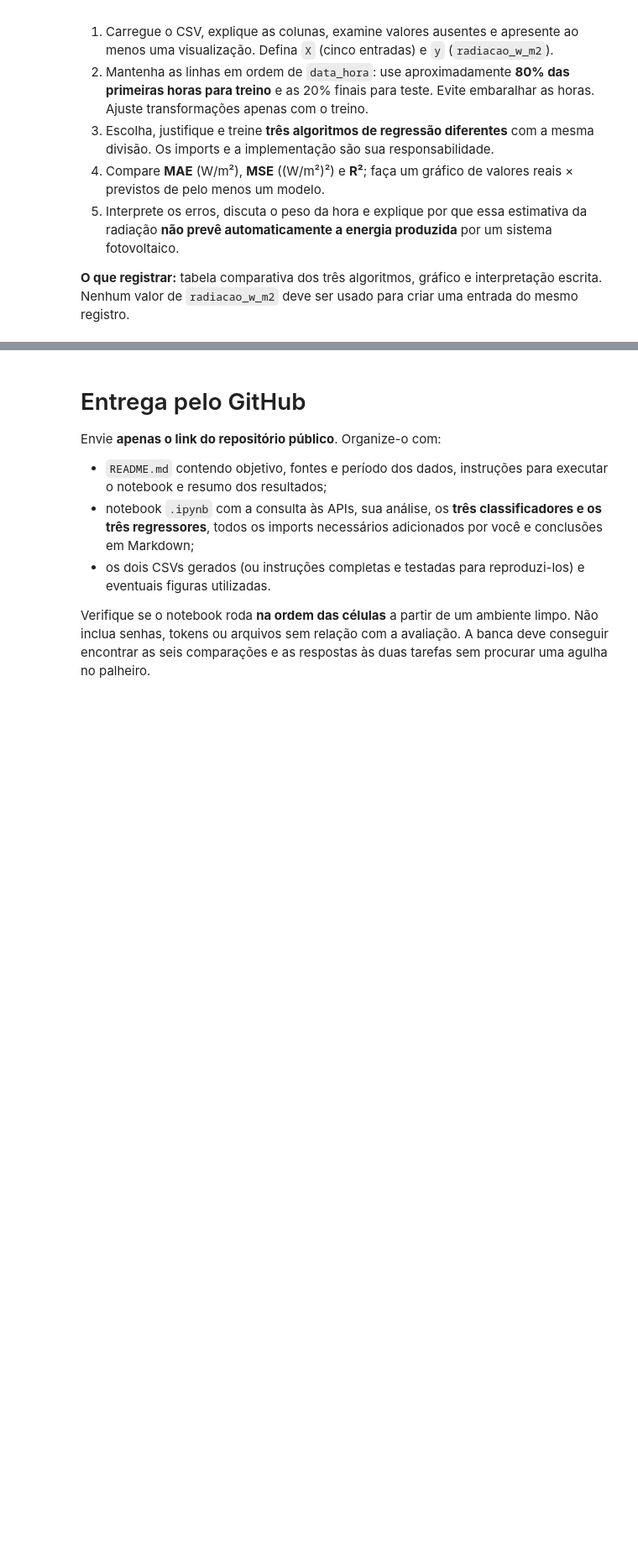
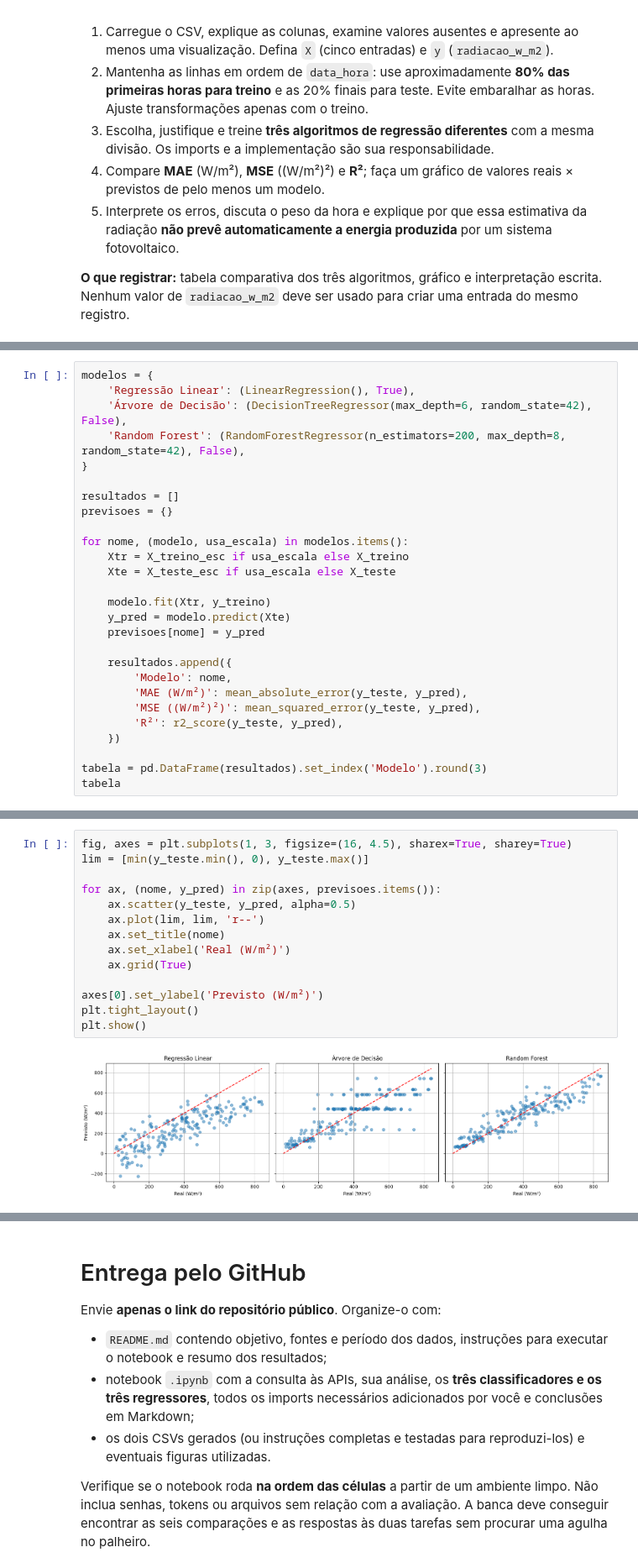
Before and after one commit to pedrosampaiom2007-gif/CP2-SERS, a Jupyter notebook: Aula_APIs_Energia_Renovavel_ML.ipynb, the cells around one changed output, grey strips where cells are left out. Shown at 84% size. Drawn from its saved outputs; the diff is of its cells as text; blank space fills up the shorter version.

```diff
--- a/Aula_APIs_Energia_Renovavel_ML.ipynb
+++ b/Aula_APIs_Energia_Renovavel_ML.ipynb
@@ -446,0 +542,27 @@ Salvo: meteo_regressao_orange.csv
+# %%
+modelos = {
+    'Regressão Linear': (LinearRegression(), True),
+    'Árvore de Decisão': (DecisionTreeRegressor(max_depth=6, random_state=42), False),
+    'Random Forest': (RandomForestRegressor(n_estimators=200, max_depth=8, random_state=42), False),
+}
+
+resultados = []
+previsoes = {}
+
+for nome, (modelo, usa_escala) in modelos.items():
+    Xtr = X_treino_esc if usa_escala else X_treino
+    Xte = X_teste_esc if usa_escala else X_teste
+
+    modelo.fit(Xtr, y_treino)
+    y_pred = modelo.predict(Xte)
+    previsoes[nome] = y_pred
+
+    resultados.append({
+        'Modelo': nome,
+        'MAE (W/m²)': mean_absolute_error(y_teste, y_pred),
+        'MSE ((W/m²)²)': mean_squared_error(y_teste, y_pred),
+        'R²': r2_score(y_teste, y_pred),
+    })
+
+tabela = pd.DataFrame(resultados).set_index('Modelo').round(3)
+tabela
@@ -446,0 +575,16 @@ Salvo: meteo_regressao_orange.csv
+# %%
+fig, axes = plt.subplots(1, 3, figsize=(16, 4.5), sharex=True, sharey=True)
+lim = [min(y_teste.min(), 0), y_teste.max()]
+
+for ax, (nome, y_pred) in zip(axes, previsoes.items()):
+    ax.scatter(y_teste, y_pred, alpha=0.5)
+    ax.plot(lim, lim, 'r--')
+    ax.set_title(nome)
+    ax.set_xlabel('Real (W/m²)')
+    ax.grid(True)
+
+axes[0].set_ylabel('Previsto (W/m²)')
+plt.tight_layout()
+plt.show()
+# %% [output]
+[figure, added]
```
Also changed, not shown: parts of 10 cells of this notebook.
